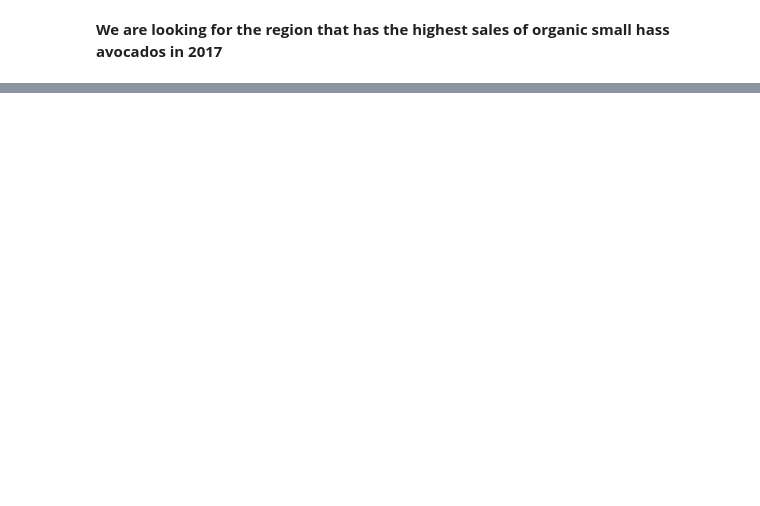
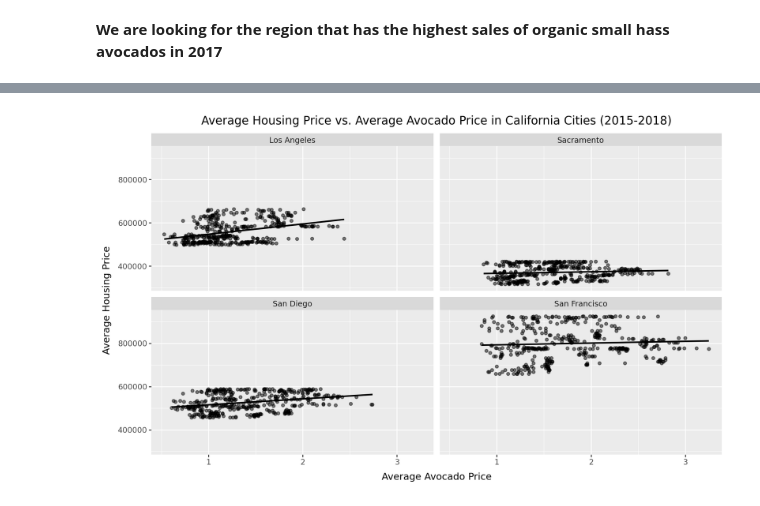
Before and after one commit to ulisesjcaroflores/Lab2, a Jupyter notebook: Lab2.ipynb, the cells around one changed output, grey strips where cells are left out. Drawn from its saved outputs; the diff is of its cells as text; code cells hidden in the pictures; blank space fills up the shorter version.

```diff
--- a/Lab2.ipynb
+++ b/Lab2.ipynb
@@ -98,0 +274,13 @@ avocado_clean[avocado_clean['small'] == avocado_clean['small'].max()]
+# %%
+(ggplot(merged_data, aes(x='average_price', y='ca_housing')) +
+ geom_point(alpha=0.5) +
+ geom_smooth(method='lm', se=False) +
+ facet_wrap('~ geography') +
+ labs(
+     title="Average Housing Price vs. Average Avocado Price in California Cities (2015-2018)",
+     x="Average Avocado Price",
+     y="Average Housing Price"
+ ) +
+ theme(figure_size=(10,6)))
+# %% [output]
+[figure, added]
```
Also changed, not shown: parts of 30 cells of this notebook.
